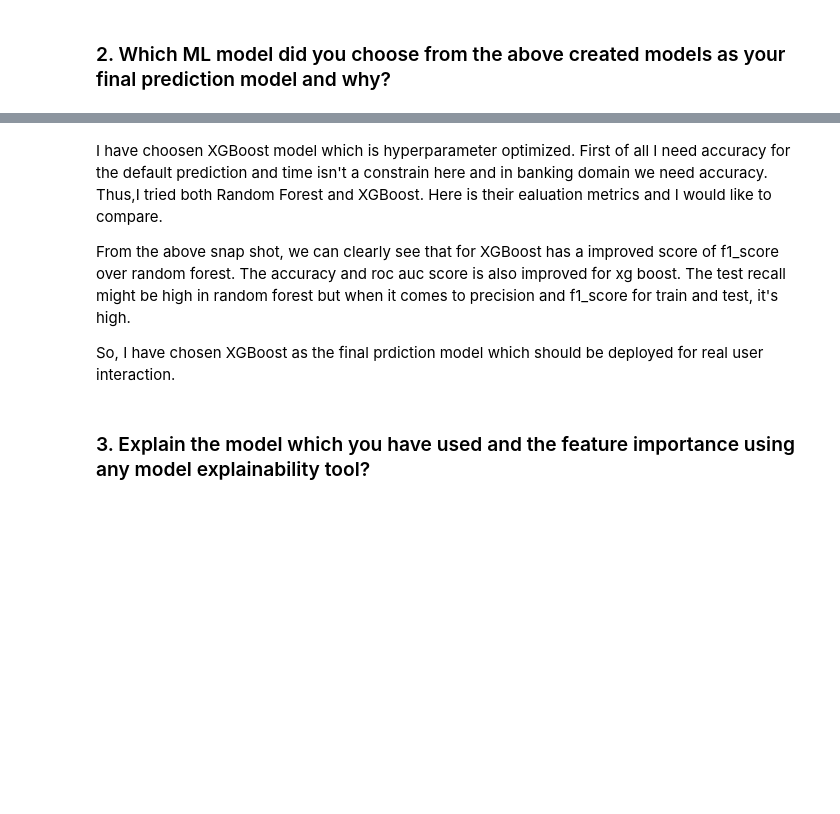
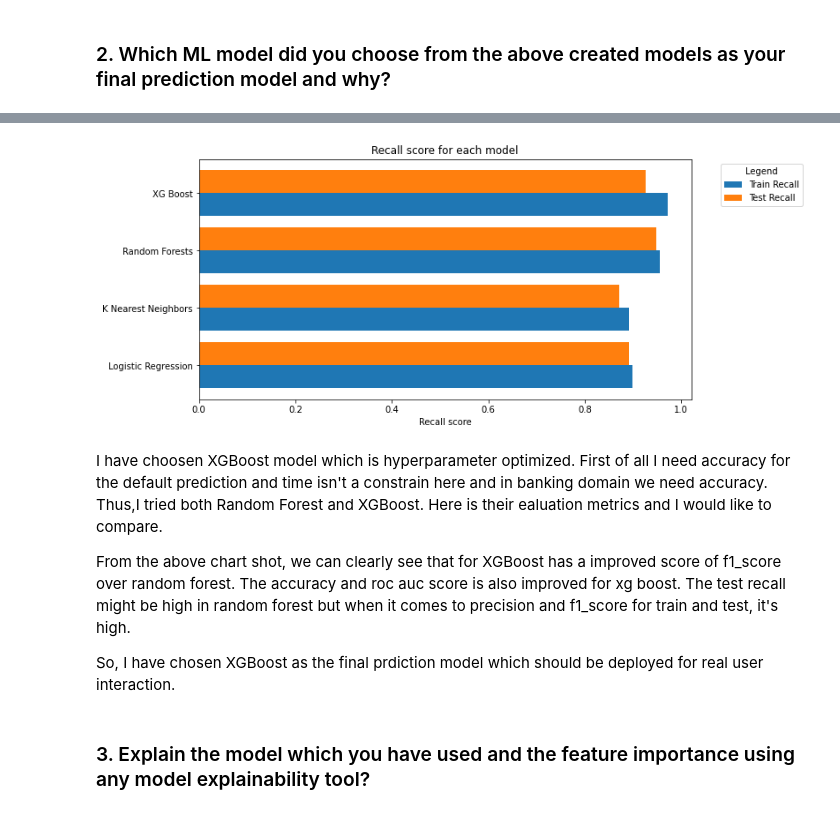
Before and after one commit to dileep-rawat/Capstone_Project_3-Credit_Card_default_Prediction, a Jupyter notebook: Credit_Card_Default_Prediction_Capstone_Project.ipynb, the cells around one changed output, grey strips where cells are left out. Cells and saved outputs as stored; diff of their text form; code cells hidden in the pictures; blank space fills up the shorter version.

```diff
--- a/Credit_Card_Default_Prediction_Capstone_Project.ipynb
+++ b/Credit_Card_Default_Prediction_Capstone_Project.ipynb
@@ -2009,8 +1974,28 @@ print(test)
 +---------+----------------------+--------------------+--------------------+--------------------+--------------------+--------------------+--------------------+--------------------+------------------- ...
+# %%
+# Plotting Recall scores
+
+ML_models = ['Logistic Regression','K Nearest Neighbors','Random Forests','XG Boost']
+train_recalls = [lr_train_rec,kn_train_rec,rf_train_rec,Xgb_train_rec]
+test_recalls = [lr_test_rec,kn_test_rec,rf_test_rec,Xgb_test_rec]
+
+X_axis = np.arange(len(ML_models))
+
+plt.figure(figsize=(10,5))
+plt.barh(X_axis - 0.2, train_recalls, 0.4, label = 'Train Recall')
+plt.barh(X_axis + 0.2, test_recalls, 0.4, label = 'Test Recall')
+
+plt.yticks(X_axis,ML_models)
+plt.xlabel("Recall score")
+plt.title("Recall score for each model")
+plt.legend(bbox_to_anchor=(1.05, 1), loc='upper left',title='Legend')
+plt.show()
+# %% [output]
+[figure, added]
 # %% [markdown]
 I have choosen XGBoost model which is hyperparameter optimized. First of all I need accuracy for the default prediction and time isn't a constrain here and in banking domain we need accuracy. Thus,I tried both Random Forest and XGBoost. Here is their ealuation metrics and I would like to compare.
 
-From the above snap shot, we can clearly see that for XGBoost has a improved score of f1_score over random forest. The accuracy and roc auc score is also improved for xg boost. The test recall might be high in random forest but when it comes to precision and f1_score for train and test, it's high.
+From the above chart shot, we can clearly see that for XGBoost has a improved score of f1_score over random forest. The accuracy and roc auc score is also improved for xg boost. The test recall might be high in random forest but when it comes to precision and f1_score for train and test, it's high.
 
 So, I have chosen XGBoost as the final prdiction model which should be deployed for real user interaction.
 # %% [markdown]
```
Also changed, not shown: parts of 88 cells of this notebook.
